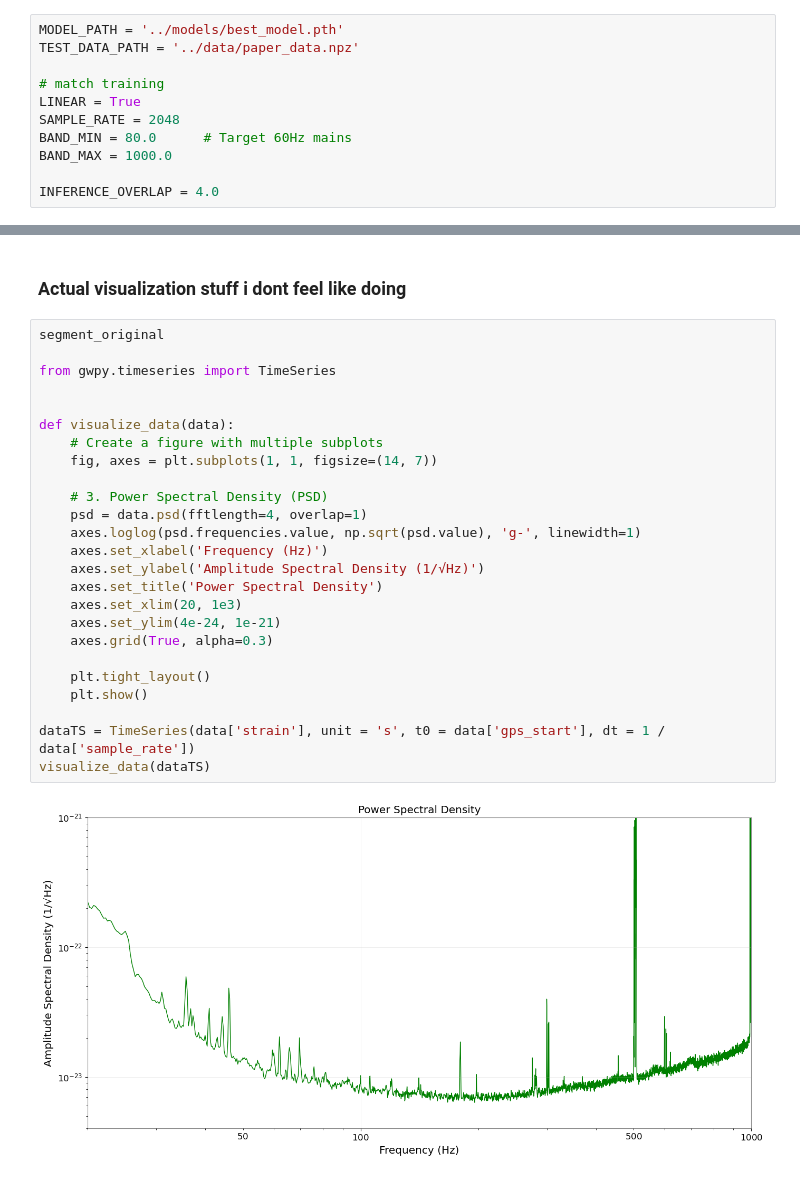
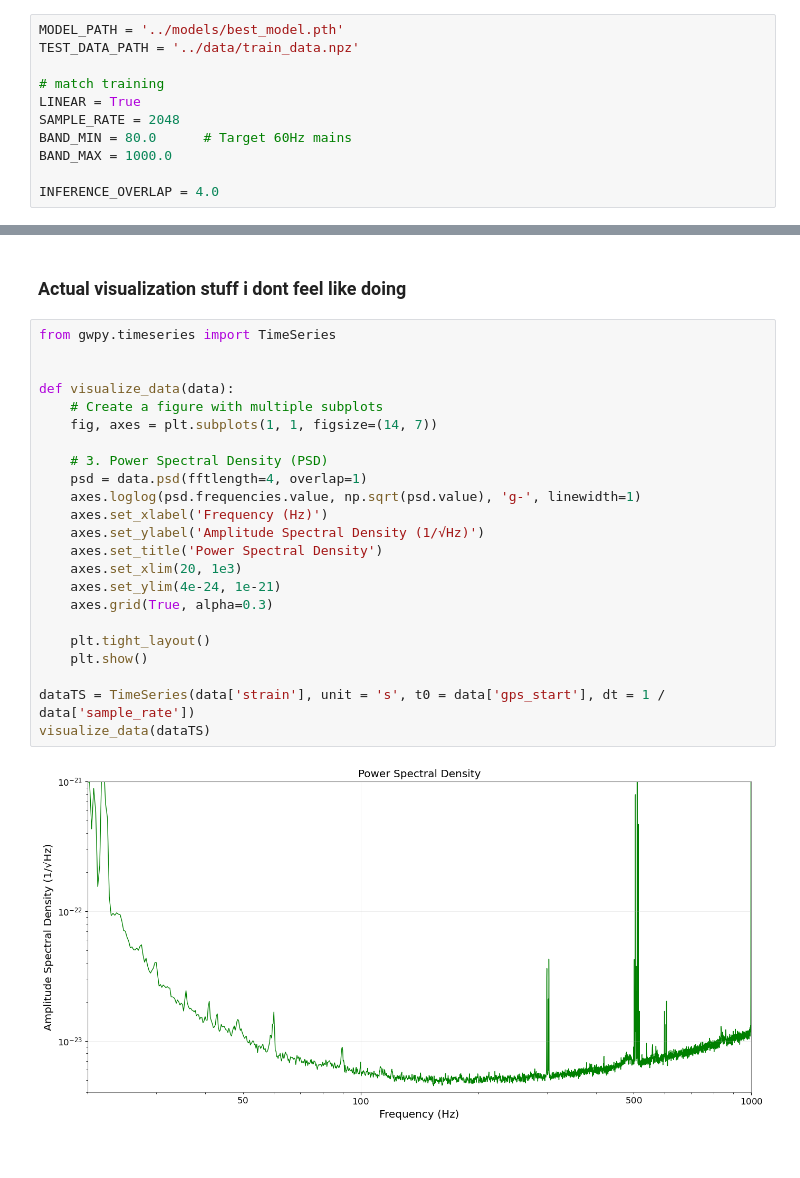
Before and after one commit to LemonCut/DeepClean-LIGO, a Jupyter notebook: notebooks/inference.ipynb, the cells around one changed output, grey strips where cells are left out. Drawn from its saved outputs; the diff is of its cells as text.

```diff
--- a/notebooks/inference.ipynb
+++ b/notebooks/inference.ipynb
@@ -19,7 +19,7 @@ Running on device: cuda
 ### Config
 # %%
 MODEL_PATH = '../models/best_model.pth'
-TEST_DATA_PATH = '../data/paper_data.npz'
+TEST_DATA_PATH = '../data/train_data.npz'
 
 # match training
 LINEAR = True
@@ -113,29 +93,27 @@ Processed Segment 0 (Time: 0.0s - 8.0s)
 # %% [markdown]
 ### Actual visualization stuff i dont feel like doing
 # %%
-segment_original
-
 from gwpy.timeseries import TimeSeries
 
 
 def visualize_data(data):
     # Create a figure with multiple subplots
     fig, axes = plt.subplots(1, 1, figsize=(14, 7))
 
     # 3. Power Spectral Density (PSD)
     psd = data.psd(fftlength=4, overlap=1)
     axes.loglog(psd.frequencies.value, np.sqrt(psd.value), 'g-', linewidth=1)
     axes.set_xlabel('Frequency (Hz)')
     axes.set_ylabel('Amplitude Spectral Density (1/√Hz)')
     axes.set_title('Power Spectral Density')
     axes.set_xlim(20, 1e3)
     axes.set_ylim(4e-24, 1e-21)
     axes.grid(True, alpha=0.3)
 
     plt.tight_layout()
     plt.show()
 
 dataTS = TimeSeries(data['strain'], unit = 's', t0 = data['gps_start'], dt = 1 / data['sample_rate'])
 visualize_data(dataTS)
 # %% [output]
-[figure, old version]
+[figure, new version]
```
Also changed, not shown: parts of 3 cells of this notebook, 3 other files.
